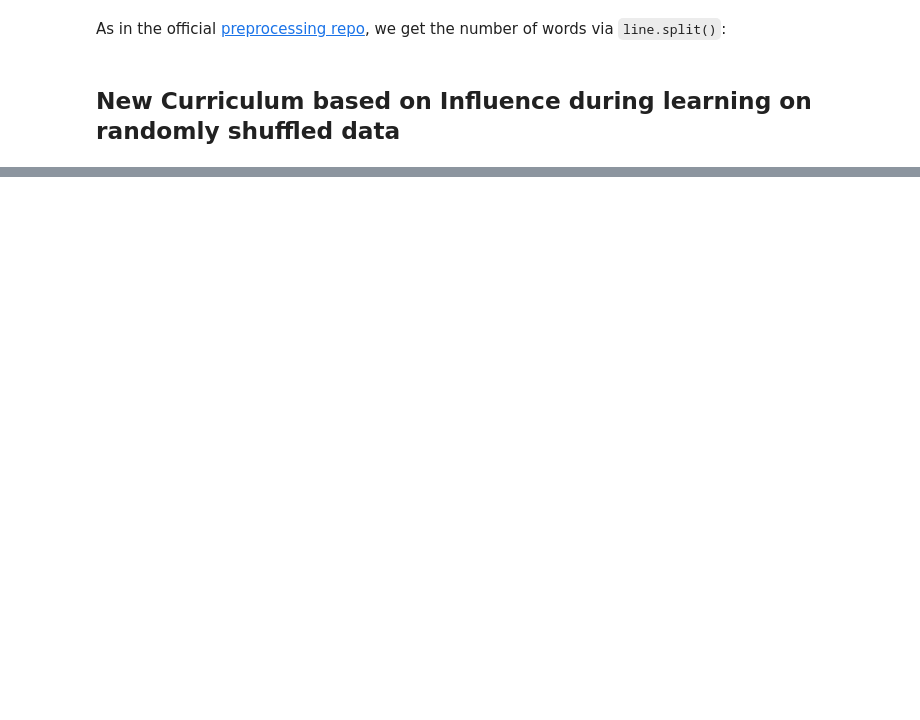
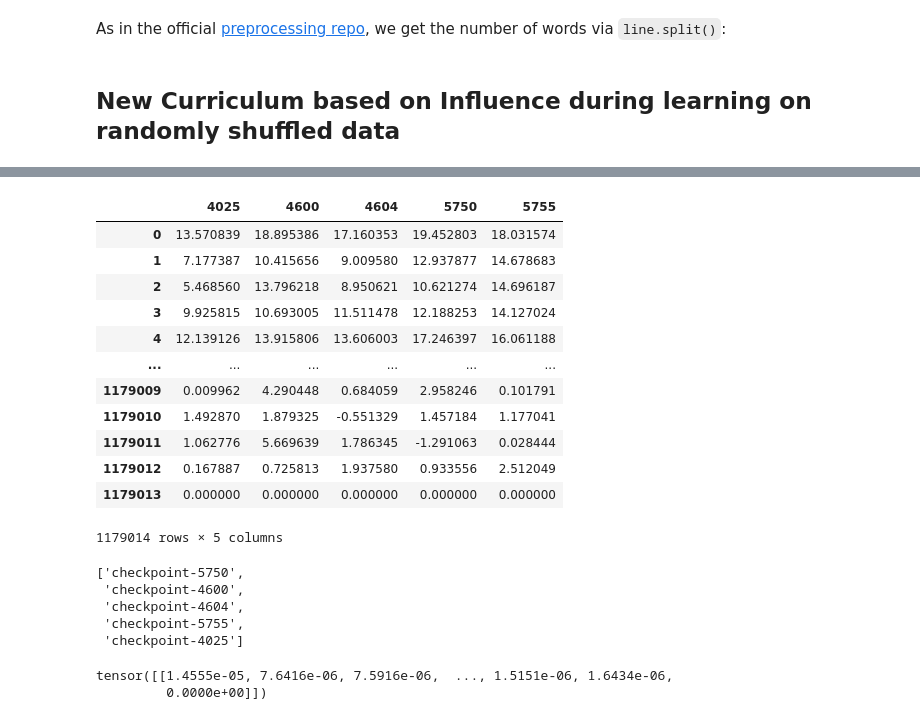
Before and after one commit to loris3/babylm, a Jupyter notebook: influence_curricula.ipynb, the cells around one changed output, grey strips where cells are left out. Drawn from its saved outputs; the diff is of its cells as text; code cells hidden in the pictures; blank space fills up the shorter version.

```diff
--- a/influence_curricula.ipynb
+++ b/influence_curricula.ipynb
@@ -229,0 +456,30 @@ FileNotFoundError: [Errno 2] No such file or directory: './mean_influence/strati
+# %%
+df = pd.DataFrame({int(result_checkpoint.replace("checkpoint-","")): torch.load(os.path.join(influence_output_dir,result_checkpoint),weights_only=True,map_location="cpu").numpy().flatten() for result_checkpoint in os.listdir(influence_output_dir)})
+df.sort_index(axis=1)
+# %% [output]
+|  | 4025 | 4600 | 4604 | 5750 | 5755 |
+| 0 | 13.570839 | 18.895386 | 17.160353 | 19.452803 | 18.031574 |
+| 1 | 7.177387 | 10.415656 | 9.009580 | 12.937877 | 14.678683 |
+| 2 | 5.468560 | 13.796218 | 8.950621 | 10.621274 | 14.696187 |
+| 3 | 9.925815 | 10.693005 | 11.511478 | 12.188253 | 14.127024 |
+| 4 | 12.139126 | 13.915806 | 13.606003 | 17.246397 | 16.061188 |
+| ... | ... | ... | ... | ... | ... |
+| 1179009 | 0.009962 | 4.290448 | 0.684059 | 2.958246 | 0.101791 |
+| 1179010 | 1.492870 | 1.879325 | -0.551329 | 1.457184 | 1.177041 |
+| 1179011 | 1.062776 | 5.669639 | 1.786345 | -1.291063 | 0.028444 |
+| 1179012 | 0.167887 | 0.725813 | 1.937580 | 0.933556 | 2.512049 |
+| 1179013 | 0.000000 | 0.000000 | 0.000000 | 0.000000 | 0.000000 |
+1179014 rows × 5 columns
+# %%
+os.listdir(influence_output_dir)[2]
+# %% [output]
+['checkpoint-5750',
+ 'checkpoint-4600',
+ 'checkpoint-4604',
+ 'checkpoint-5755',
+ 'checkpoint-4025']
+# %%
+torch.load(os.path.join(influence_output_dir,os.listdir(influence_output_dir)[2])) / len(dataset)
+# %% [output]
+tensor([[1.4555e-05, 7.6416e-06, 7.5916e-06,  ..., 1.5151e-06, 1.6434e-06,
+         0.0000e+00]])
```
Also changed, not shown: parts of 56 cells of this notebook, 36 other files.
